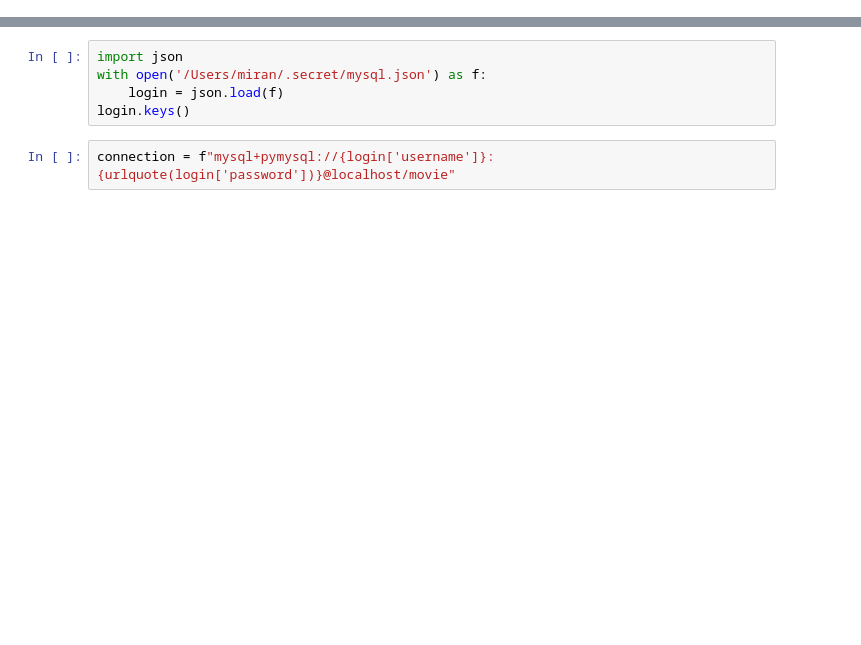
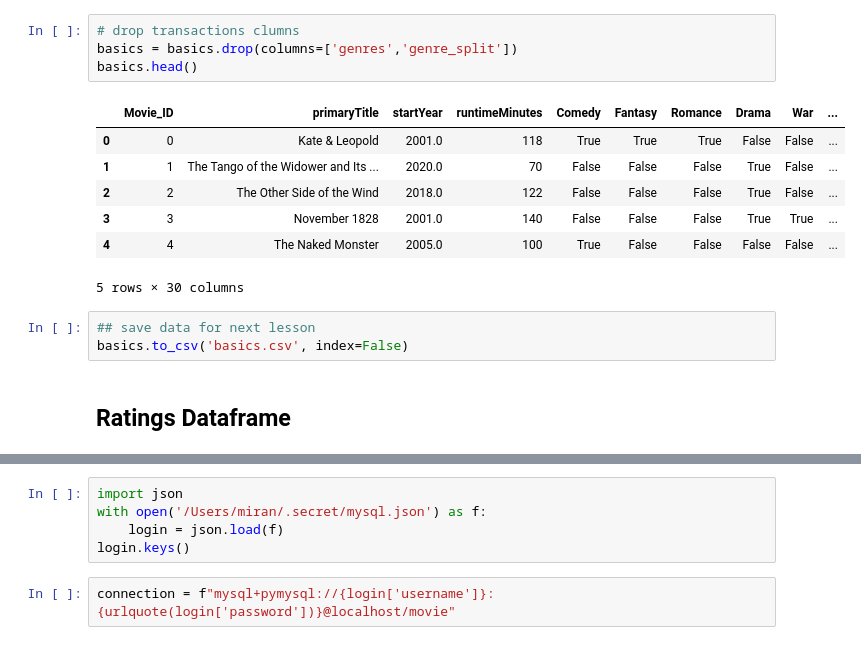
Before and after one commit to Luz-Dobbins/Movie-Database, a Jupyter notebook: Project 3 Part 3.ipynb, the cells around one changed output, grey strips where cells are left out. Saved outputs shown, nothing was run; the diff lists cells and outputs as text; blank space fills up the shorter version.

```diff
--- a/Project 3 Part 3.ipynb
+++ b/Project 3 Part 3.ipynb
@@ -0,0 +187,17 @@
+# %%
+# drop transactions clumns
+basics = basics.drop(columns=['genres','genre_split'])
+basics.head()
+# %% [output]
+|  | Movie_ID | primaryTitle | startYear | runtimeMinutes | Comedy | Fantasy | Romance | Drama | War | ... |
+| 0 | 0 | Kate & Leopold | 2001.0 | 118 | True | True | True | False | False | ... |
+| 1 | 1 | The Tango of the Widower and Its ... | 2020.0 | 70 | False | False | False | True | False | ... |
+| 2 | 2 | The Other Side of the Wind | 2018.0 | 122 | False | False | False | True | False | ... |
+| 3 | 3 | November 1828 | 2001.0 | 140 | False | False | False | True | True | ... |
+| 4 | 4 | The Naked Monster | 2005.0 | 100 | True | False | False | False | False | ... |
+5 rows × 30 columns
+# %%
+## save data for next lesson
+basics.to_csv('basics.csv', index=False)
+# %% [markdown]
+## Ratings Dataframe
```
Also changed, not shown: parts of 42 cells of this notebook, 3 other files.
